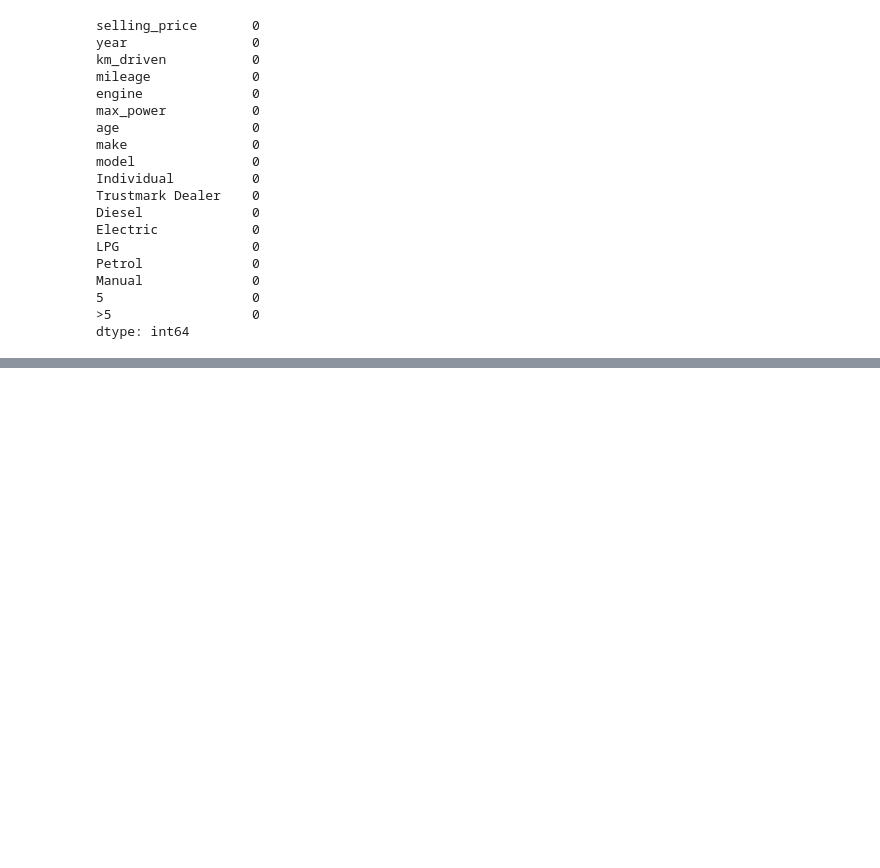
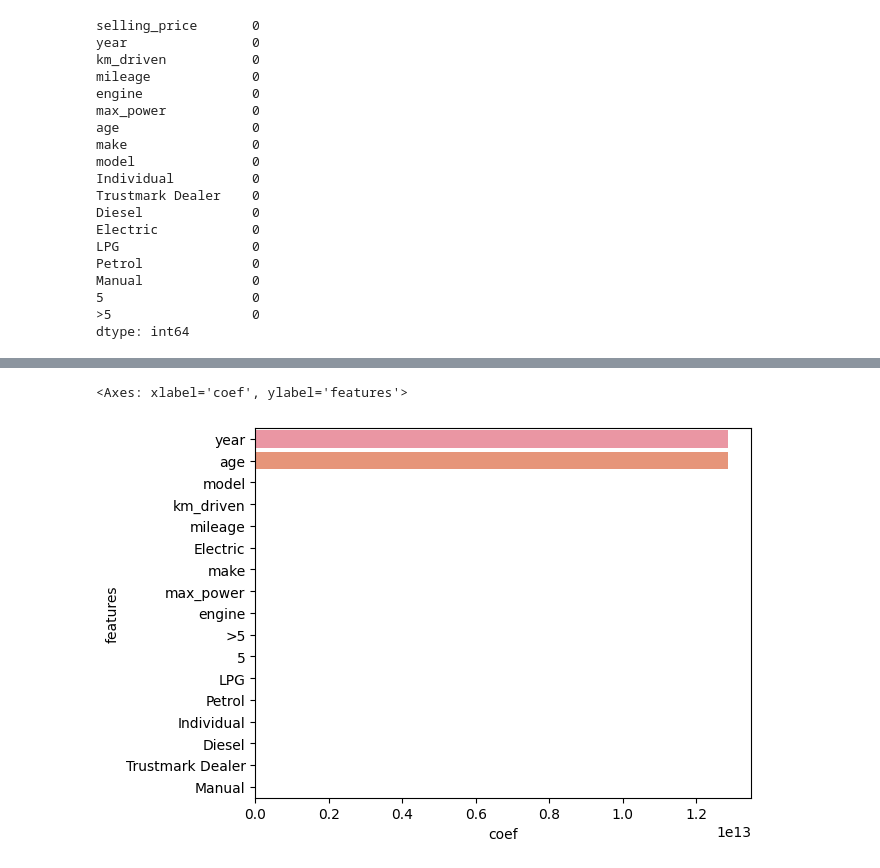
Before and after one commit to imrobin2498/Kaggle, a Jupyter notebook: cars-24-price-prediction.ipynb, the cells around one changed output, grey strips where cells are left out. Drawn from its saved outputs; the diff is of its cells as text; code cells hidden in the pictures; blank space fills up the shorter version.

```diff
--- a/cars-24-price-prediction.ipynb
+++ b/cars-24-price-prediction.ipynb
@@ -54,0 +94,7 @@ dtype: int64
+# %%
+from sklearn.preprocessing import MinMaxScaler
+
+scaler = MinMaxScaler()
+
+X = pd.DataFrame(scaler.fit_transform(X),columns = X.columns )
+X.head()
@@ -54,0 +108,10 @@ dtype: int64
+# %%
+from sklearn.model_selection import train_test_split
+
+X_train, X_test , y_train ,y_test = train_test_split(X,y,test_size=0.25,random_state = 32)
+# %%
+from sklearn.linear_model import LinearRegression
+
+model = LinearRegression()
+
+model.fit(X_train,y_train)
@@ -54,0 +144,4 @@ dtype: int64
+# %%
+data = pd.DataFrame(list(zip(X.columns,np.abs(model.coef_))),columns = ['features','coef'])
+data = data.sort_values('coef', ascending = False)
+data
@@ -54,0 +167,7 @@ dtype: int64
+# %%
+import seaborn as sns
+
+sns.barplot(data = data , x = 'coef', y= 'features')
+# %% [output]
+<Axes: xlabel='coef', ylabel='features'>
+[figure, added]
```
Also changed, not shown: parts of 16 cells of this notebook.
